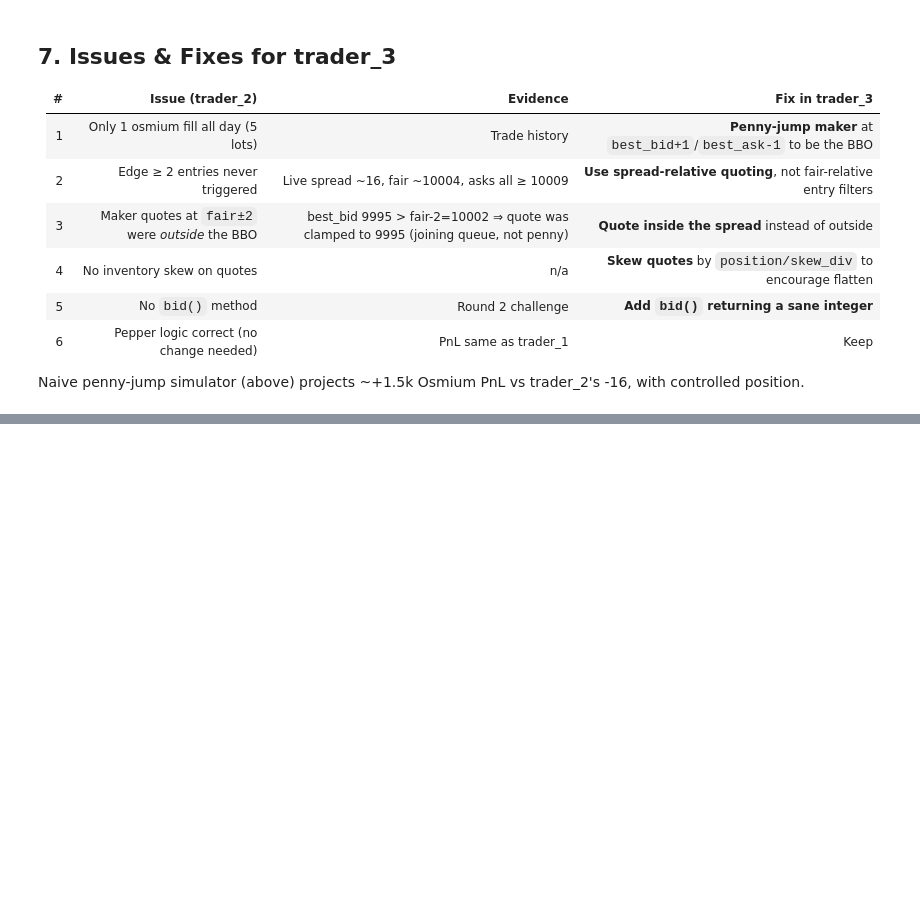
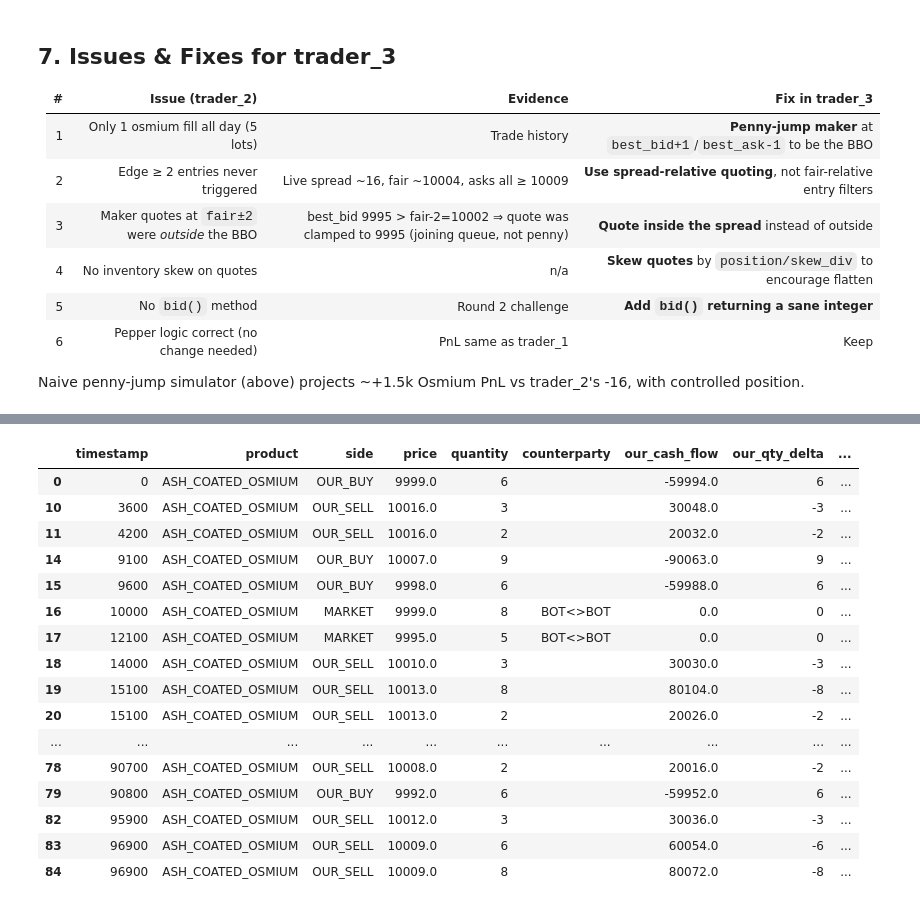
Before and after one commit to DevanshArora2002/IMC_Trading, a Jupyter notebook: ROUND_2/log_analysis_305900.ipynb, the cells around one changed output, grey strips where cells are left out. Cells and saved outputs as stored; diff of their text form; code cells hidden in the pictures; blank space fills up the shorter version.

```diff
--- a/ROUND_2/log_analysis_305900.ipynb
+++ b/ROUND_2/log_analysis_305900.ipynb
@@ -273,0 +1176,23 @@ Naive penny-jump simulator (above) projects ~+1.5k Osmium PnL vs trader_2's -16,
+# %%
+pepper_df = trades_df[trades_df['product'] == 'INTARIAN_PEPPER_ROOT']
+osm_df = trades_df[trades_df['product'] == 'ASH_COATED_OSMIUM']
+# %%
+osm_df
+# %% [output]
+|  | timestamp | product | side | price | quantity | counterparty | our_cash_flow | our_qty_delta | ... |
+| 0 | 0 | ASH_COATED_OSMIUM | OUR_BUY | 9999.0 | 6 |  | -59994.0 | 6 | ... |
+| 10 | 3600 | ASH_COATED_OSMIUM | OUR_SELL | 10016.0 | 3 |  | 30048.0 | -3 | ... |
+| 11 | 4200 | ASH_COATED_OSMIUM | OUR_SELL | 10016.0 | 2 |  | 20032.0 | -2 | ... |
+| 14 | 9100 | ASH_COATED_OSMIUM | OUR_BUY | 10007.0 | 9 |  | -90063.0 | 9 | ... |
+| 15 | 9600 | ASH_COATED_OSMIUM | OUR_BUY | 9998.0 | 6 |  | -59988.0 | 6 | ... |
+| 16 | 10000 | ASH_COATED_OSMIUM | MARKET | 9999.0 | 8 | BOT<>BOT | 0.0 | 0 | ... |
+| 17 | 12100 | ASH_COATED_OSMIUM | MARKET | 9995.0 | 5 | BOT<>BOT | 0.0 | 0 | ... |
+| 18 | 14000 | ASH_COATED_OSMIUM | OUR_SELL | 10010.0 | 3 |  | 30030.0 | -3 | ... |
+| 19 | 15100 | ASH_COATED_OSMIUM | OUR_SELL | 10013.0 | 8 |  | 80104.0 | -8 | ... |
+| 20 | 15100 | ASH_COATED_OSMIUM | OUR_SELL | 10013.0 | 2 |  | 20026.0 | -2 | ... |
+| ... | ... | ... | ... | ... | ... | ... | ... | ... | ... |
+| 78 | 90700 | ASH_COATED_OSMIUM | OUR_SELL | 10008.0 | 2 |  | 20016.0 | -2 | ... |
+| 79 | 90800 | ASH_COATED_OSMIUM | OUR_BUY | 9992.0 | 6 |  | -59952.0 | 6 | ... |
+| 82 | 95900 | ASH_COATED_OSMIUM | OUR_SELL | 10012.0 | 3 |  | 30036.0 | -3 | ... |
+| 83 | 96900 | ASH_COATED_OSMIUM | OUR_SELL | 10009.0 | 6 |  | 60054.0 | -6 | ... |
+| 84 | 96900 | ASH_COATED_OSMIUM | OUR_SELL | 10009.0 | 8 |  | 80072.0 | -8 | ... |
```
Also changed, not shown: parts of 23 cells of this notebook, 17 other files.
